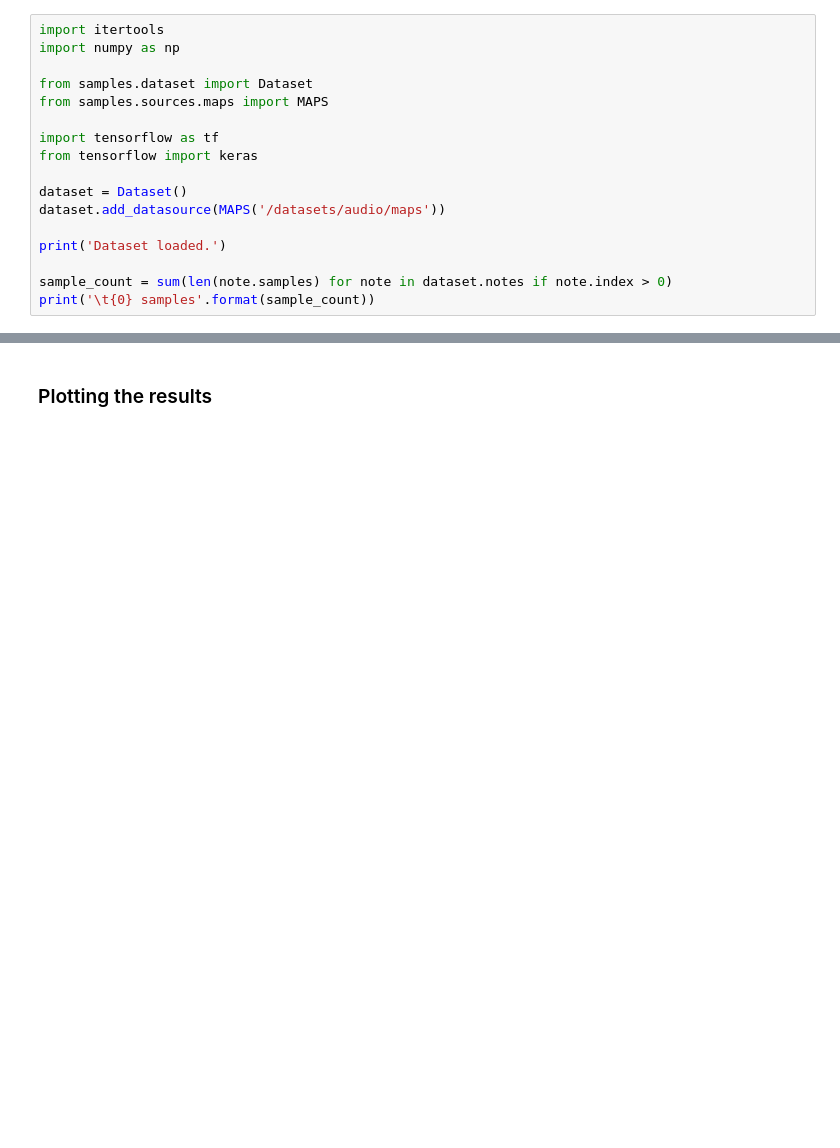
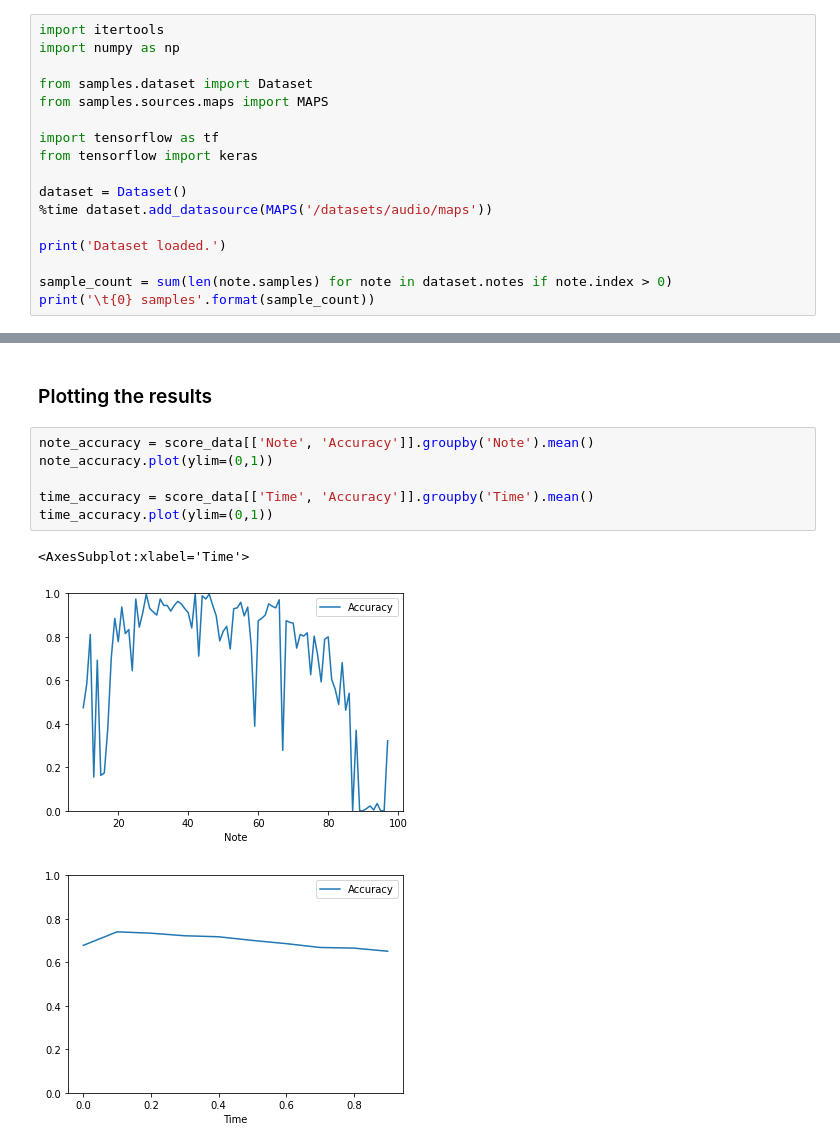
Before and after one commit to gavlock/100-days-of-code, a Jupyter notebook: machine-learning/piano/Model design.ipynb, the cells around one changed output, grey strips where cells are left out. Cells and saved outputs as stored; diff of their text form; blank space fills up the shorter version.

```diff
--- a/machine-learning/piano/Model design.ipynb
+++ b/machine-learning/piano/Model design.ipynb
@@ -11,7 +11,7 @@ import tensorflow as tf
 from tensorflow import keras
 
 dataset = Dataset()
-dataset.add_datasource(MAPS('/datasets/audio/maps'))
+%time dataset.add_datasource(MAPS('/datasets/audio/maps'))
 
 print('Dataset loaded.')
 
@@ -185,3 +205,13 @@ score_data.head()
 # %% [markdown]
 ### Plotting the results
+# %%
+note_accuracy = score_data[['Note', 'Accuracy']].groupby('Note').mean()
+note_accuracy.plot(ylim=(0,1))
+
+time_accuracy = score_data[['Time', 'Accuracy']].groupby('Time').mean()
+time_accuracy.plot(ylim=(0,1))
+# %% [output]
+<AxesSubplot:xlabel='Time'>
+[figure, added]
+[figure, added]
 # %%
```
Also changed, not shown: parts of 8 cells of this notebook.
